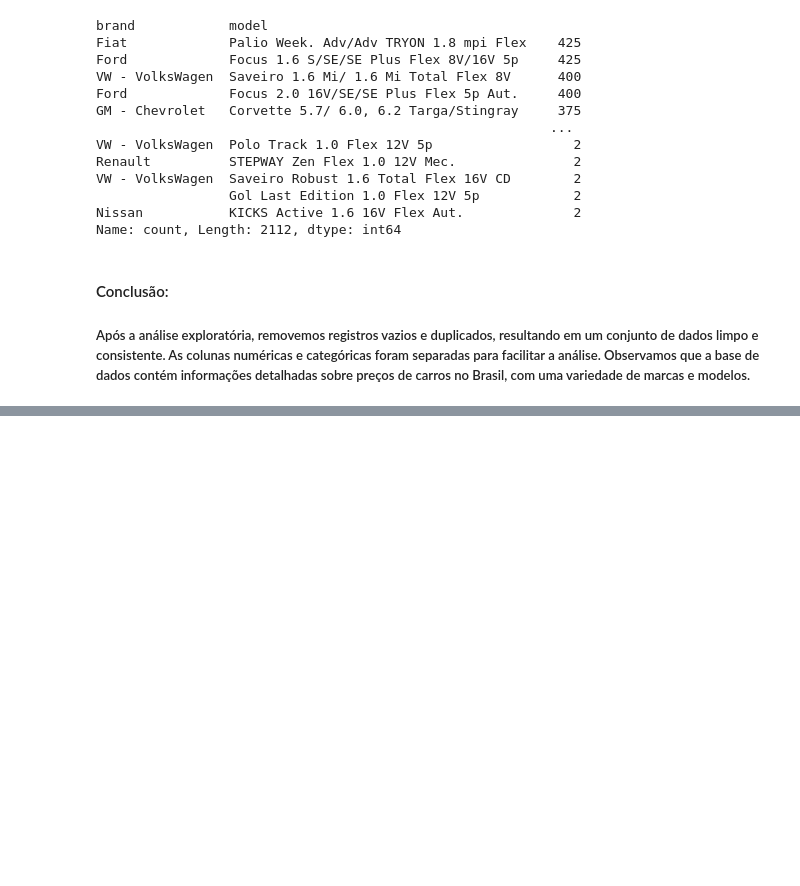
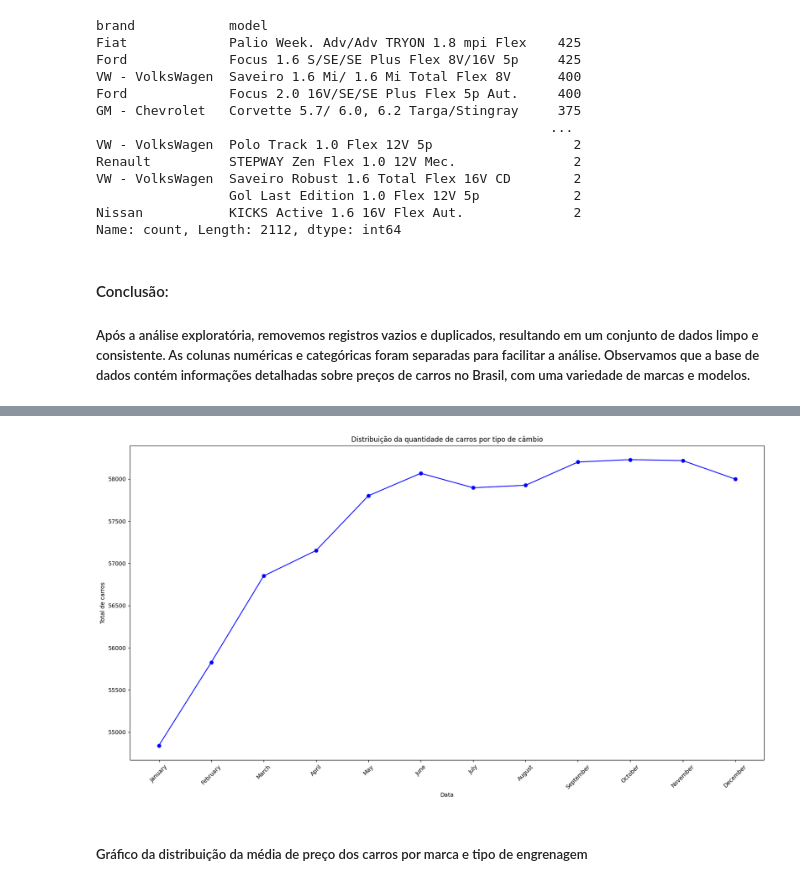
Before and after one commit to renato130182/Trabalho-IAA0002-LPA, a Jupyter notebook: script.ipynb, the cells around one changed output, grey strips where cells are left out. Saved outputs shown, nothing was run; the diff lists cells and outputs as text; code cells hidden in the pictures; blank space fills up the shorter version.

```diff
--- a/script.ipynb
+++ b/script.ipynb
@@ -145,0 +173,21 @@ Name: count, Length: 2112, dtype: int64
+# %%
+# Criar um dicionário mapeando os meses para números
+meses_ordem = {
+    'January': 1, 'February': 2, 'March': 3, 'April': 4,
+    'May': 5, 'June': 6, 'July': 7, 'August': 8,
+    'September': 9, 'October': 10, 'November': 11, 'December': 12
+}
+# Adicionar os números correspondentes como índice auxiliar e reordenar corretamente
+data_mean_price = (dados.where(dados['year_of_reference'] == 2022).dropna().groupby('month_of_reference')['avg_price_brl']
+    .mean().rename_axis('month_of_reference')  # Garante que o índice tem nome correto
+    .reset_index())  # Transforma em DataFrame para manipular
+
+# Criar uma nova coluna numérica para ordenar corretamente
+data_mean_price['month_number'] = data_mean_price['month_of_reference'].map(meses_ordem)
+
+# Ordenar pelos números dos meses e restaurar o índice original
+data_mean_price = (data_mean_price.sort_values(by='month_number')
+    .drop(columns=['month_number'])  # Remover a coluna auxiliar
+    .set_index('month_of_reference')  # Restaurar índice original
+)
+data_mean_price
@@ -145,0 +209,19 @@ Name: count, Length: 2112, dtype: int64
+# %%
+# Gráfico da distribuição da evolução média dos preços dos carros por mês no ano de 2022
+plt.figure(figsize=(20,10))  # Aumentar o tamanho da figura
+
+# Criar o gráfico de linha temporal
+plt.plot(data_mean_price.index, data_mean_price.values, marker='o', linestyle='-', color='b')
+
+# Adicionar título e rótulos
+plt.title('Distribuição da quantidade de carros por tipo de câmbio')
+plt.xlabel('Data')
+plt.ylabel('Total de carros')
+
+# Melhorar a visualização do eixo X (caso o índice seja uma data)
+plt.xticks(rotation=45)
+plt.show()
+# %% [output]
+[figure, added]
+# %% [markdown]
+##### Gráfico da distribuição da média de preço dos carros por marca e tipo de engrenagem
```
Also changed, not shown: parts of 14 cells of this notebook, 2 other files.
